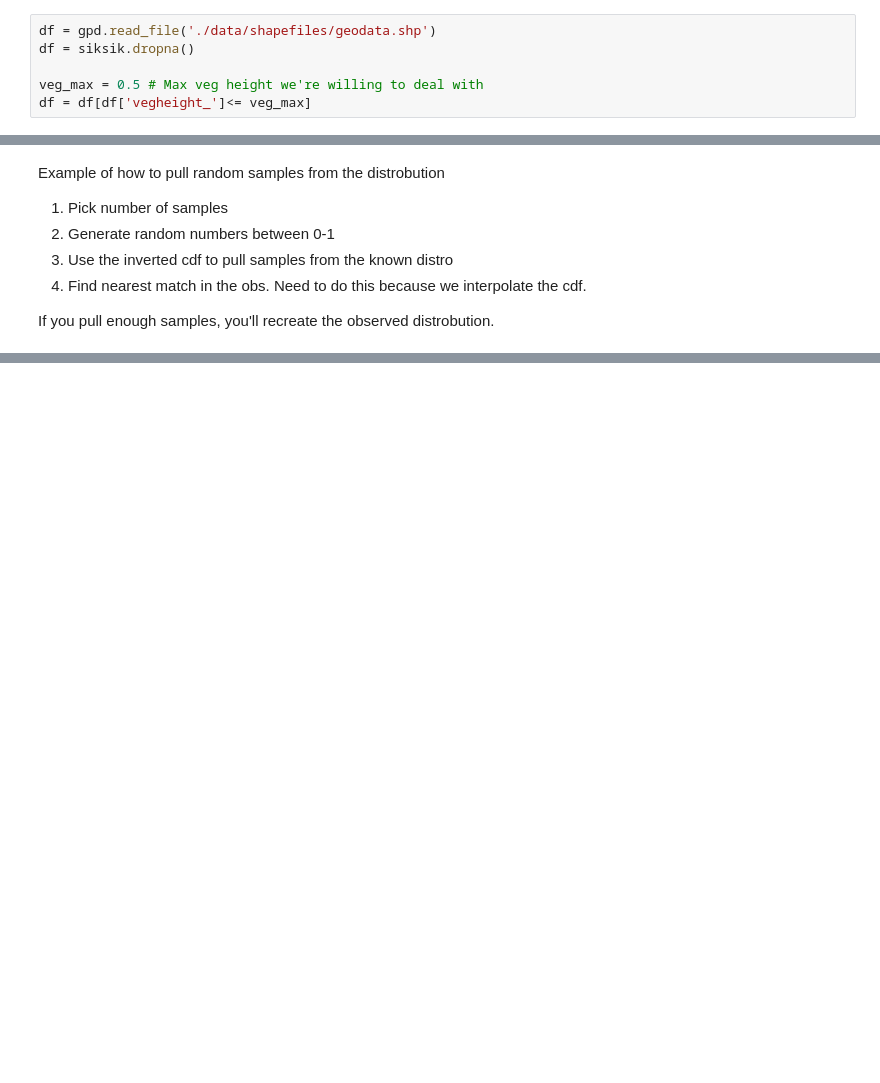
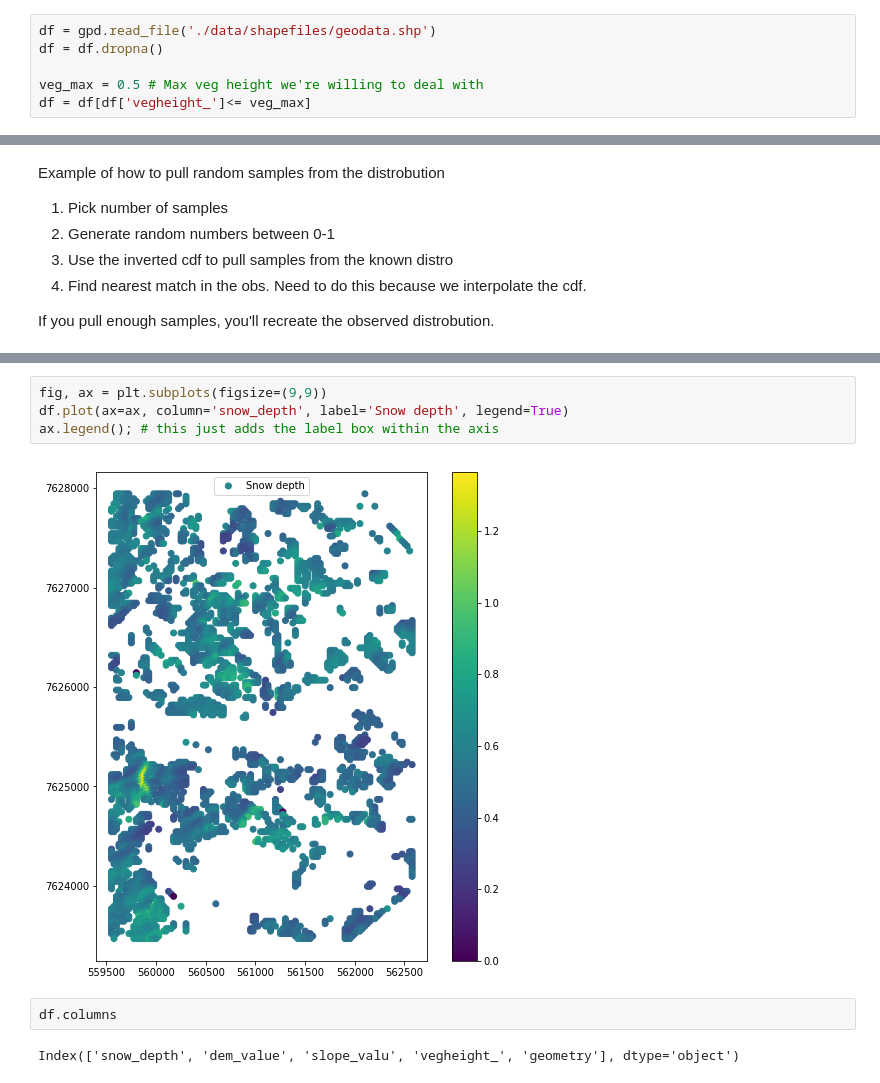
Before and after one commit to kingjml/tvc-site-selection, a Jupyter notebook: site-selector.ipynb, the cells around one changed output, grey strips where cells are left out. Drawn from its saved outputs; the diff is of its cells as text; blank space fills up the shorter version.

Commit message:
Update geodata.shp with Slope data
add basic plotting examples in site-selector.ipynb

```diff
--- a/site-selector.ipynb
+++ b/site-selector.ipynb
@@ -12,7 +12,7 @@ Pre-processing of the datasets
 - Remove areas with max veg heights > 0.5 m
 # %%
 df = gpd.read_file('./data/shapefiles/geodata.shp')
-df = siksik.dropna()
+df = df.dropna()
 
 veg_max = 0.5 # Max veg height we're willing to deal with
 df = df[df['vegheight_']<= veg_max]
@@ -67,0 +73,10 @@ StDev: 0.1
+# %%
+fig, ax = plt.subplots(figsize=(9,9))
+df.plot(ax=ax, column='snow_depth', label='Snow depth', legend=True)
+ax.legend(); # this just adds the label box within the axis
+# %% [output]
+[figure, added]
+# %%
+df.columns
+# %% [output]
+Index(['snow_depth', 'dem_value', 'slope_valu', 'vegheight_', 'geometry'], dtype='object')
```
Also changed, not shown: parts of 6 cells of this notebook, 1 other file.
